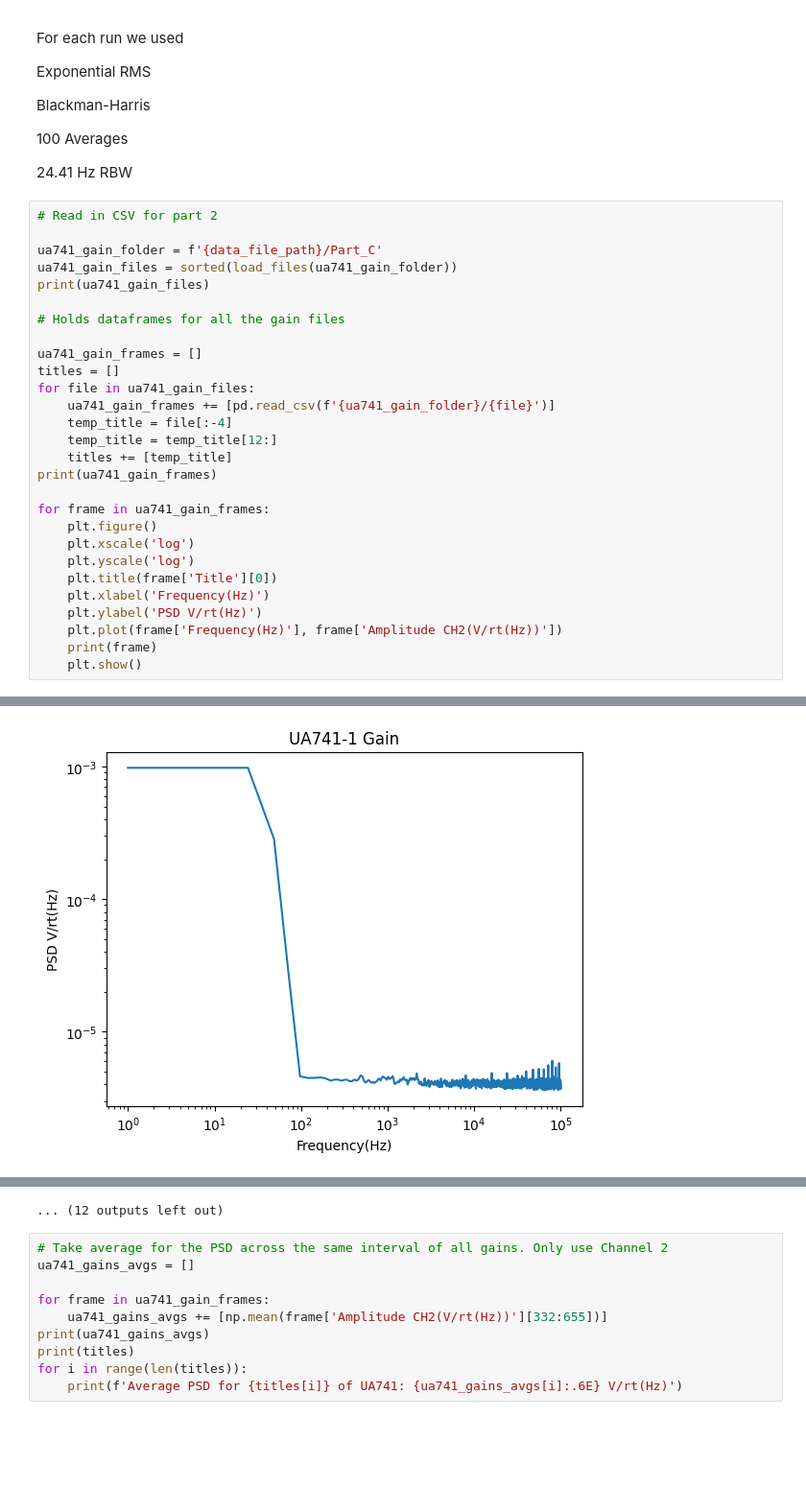
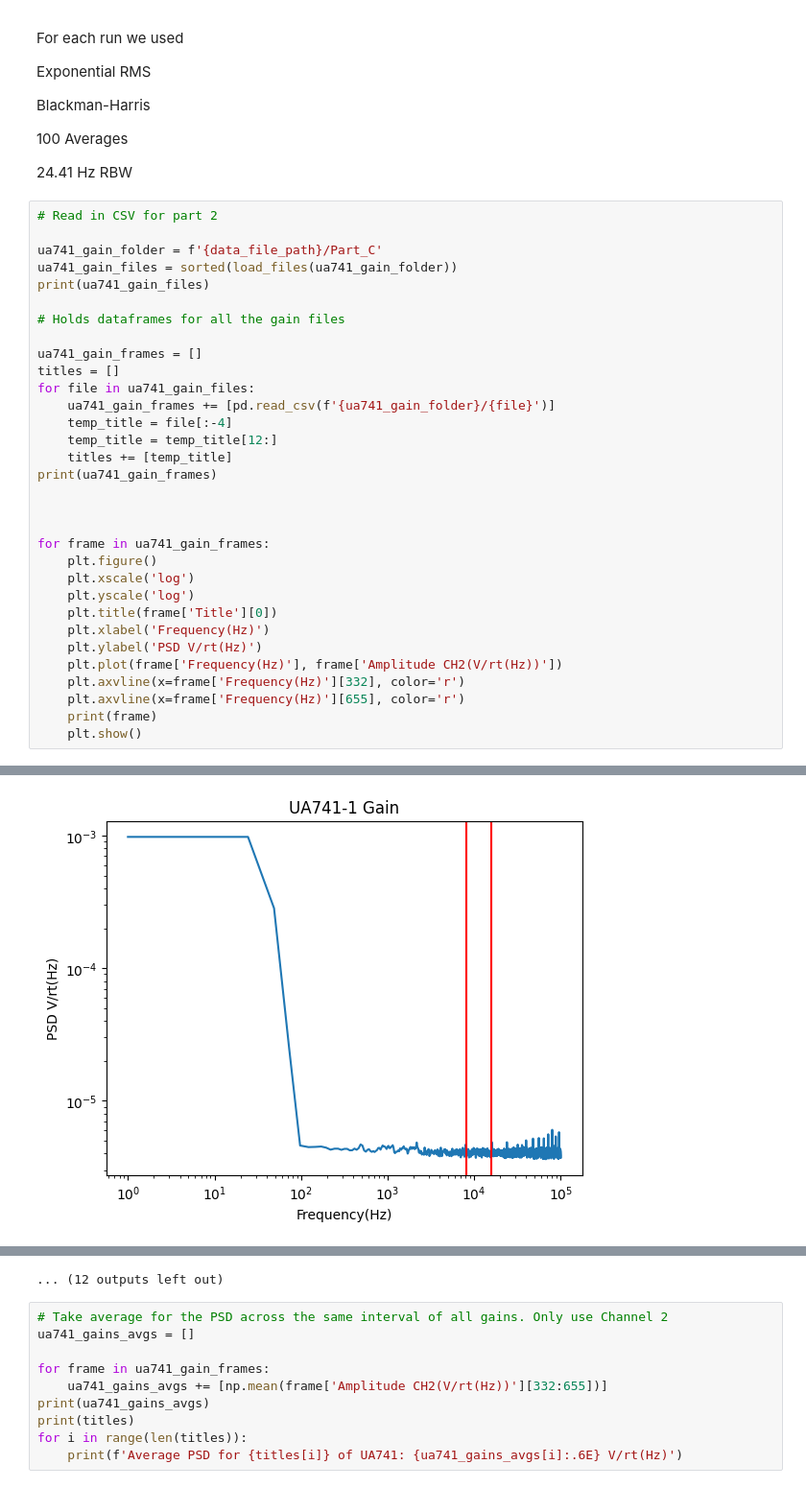
Before and after one commit to MazinDan/Analog_Lab_B, a Jupyter notebook: Lab_4_Report/Analog_Lab4.ipynb, the cells around one changed output, grey strips where cells are left out. Shown at 96% size. Cells and saved outputs as stored; diff of their text form; blank space fills up the shorter version.

```diff
--- a/Lab_4_Report/Analog_Lab4.ipynb
+++ b/Lab_4_Report/Analog_Lab4.ipynb
@@ -408,35 +410,39 @@ for file in ua741_gain_files:
     titles += [temp_title]
 print(ua741_gain_frames)
 
+
+
 for frame in ua741_gain_frames:
     plt.figure()
     plt.xscale('log')
     plt.yscale('log')
     plt.title(frame['Title'][0])
     plt.xlabel('Frequency(Hz)')
     plt.ylabel('PSD V/rt(Hz)')
     plt.plot(frame['Frequency(Hz)'], frame['Amplitude CH2(V/rt(Hz))'])
+    plt.axvline(x=frame['Frequency(Hz)'][332], color='r')
+    plt.axvline(x=frame['Frequency(Hz)'][655], color='r')
     print(frame)
     plt.show()
 # %% [output]
 ['Run01_UA741_gain1.csv', 'Run02_UA741_gain2.csv', 'Run03_UA741_gain5.csv', 'Run04_UA741_gain10.csv', 'Run05_UA741_gain20.csv', 'Run06_UA741_gain50.csv', 'Run07_UA741_gain100.csv', 'Run08_UA741_gain20 ...
 [      Sample  Frequency(Hz)  Amplitude CH1(V/rt(Hz))  Amplitude CH2(V/rt(Hz))  \
 0          0         1.0000                 0.006856                 0.000979
 1          1        24.4141                 0.006856                 0.000979
 2          2        48.8281                 0.001983                 0.000284
 3          3        73.2422                 0.000169                 0.000024
 4          4        97.6563                 0.000049                 0.000005
 ...      ...            ...                      ...                      ...
 4091    4091     99877.9000                 0.000043                 0.000004
 4092    4092     99902.3000                 0.000042                 0.000004
 4093    4093     99926.8000                 0.000042                 0.000004
 4094    4094     99951.2000                 0.000044                 0.000004
 ... (325 lines left out)
 4094  UA741-1 Gain
 4095  UA741-1 Gain
 
 [4096 rows x 5 columns]
-[figure, old version]
+[figure, new version]
       Sample  Frequency(Hz)  Amplitude CH1(V/rt(Hz))  Amplitude CH2(V/rt(Hz))  \
 0          0         1.0000                 0.007174                 0.001083
 1          1        24.4141                 0.007174                 0.001083
```
Also changed, not shown: parts of 8 cells of this notebook.
